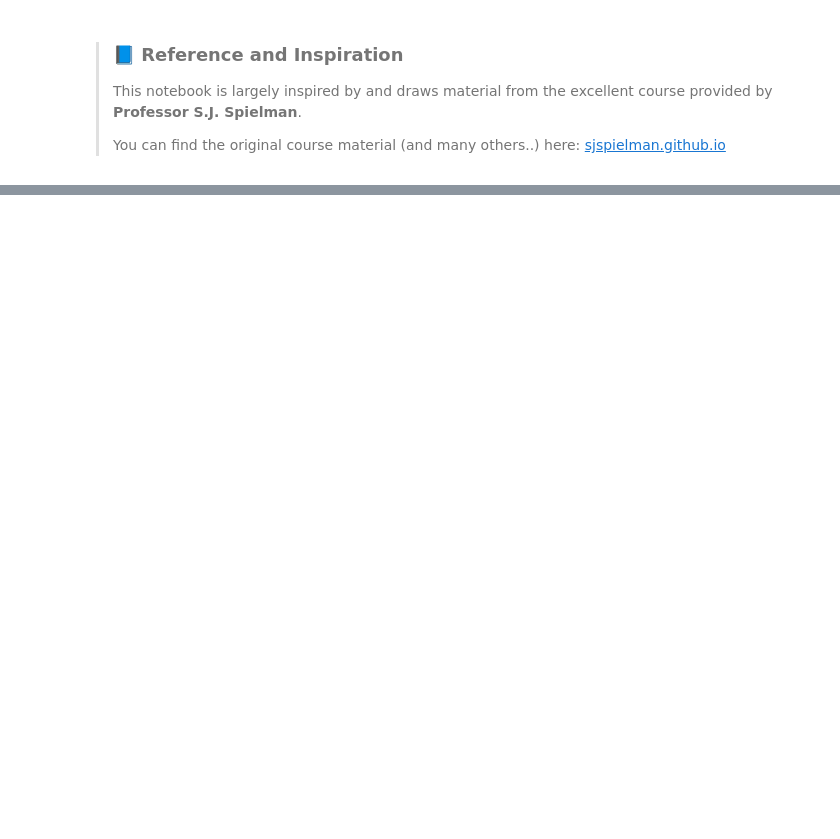
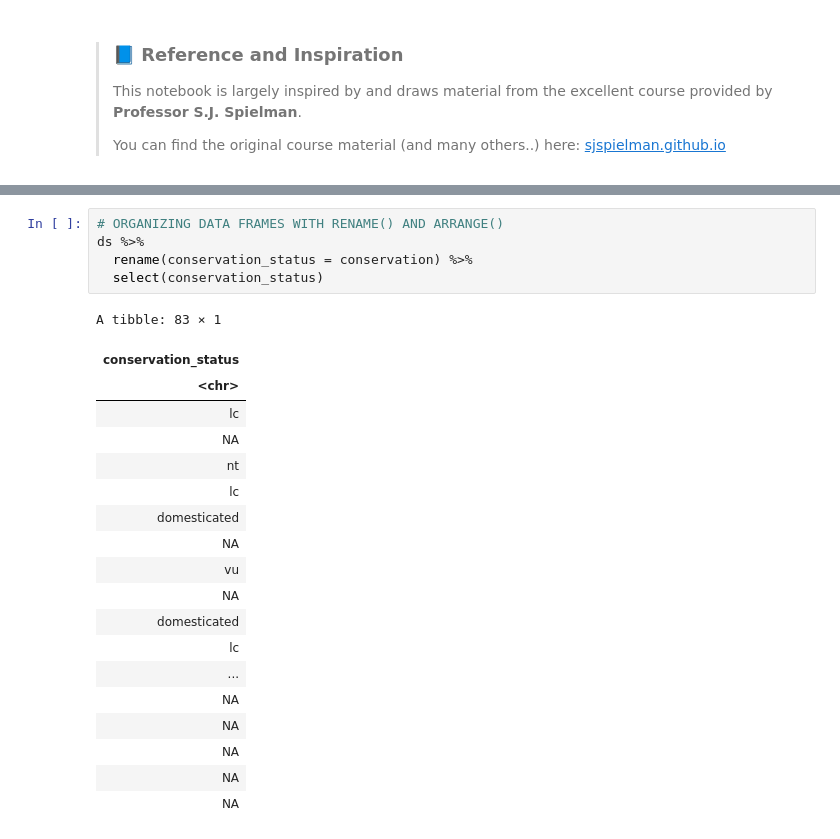
Before and after one commit to MatteoCorsi-git/Learning, a Jupyter notebook: Tidyverse_learning.ipynb, the cells around one changed output, grey strips where cells are left out. Cells and saved outputs as stored; diff of their text form; blank space fills up the shorter version.

```diff
--- a/Tidyverse_learning.ipynb
+++ b/Tidyverse_learning.ipynb
@@ -572,0 +219,25 @@ A tibble: 83 × 2
+# %%
+# ORGANIZING DATA FRAMES WITH RENAME() AND ARRANGE()
+ds %>%
+  rename(conservation_status = conservation) %>%
+  select(conservation_status)
+# %% [output]
+A tibble: 83 × 1
+| conservation_status |
+| <chr> |
+| lc |
+| NA |
+| nt |
+| lc |
+| domesticated |
+| NA |
+| vu |
+| NA |
+| domesticated |
+| lc |
+| ... |
+| NA |
+| NA |
+| NA |
+| NA |
+| NA |
```
Also changed, not shown: parts of 47 cells of this notebook.
